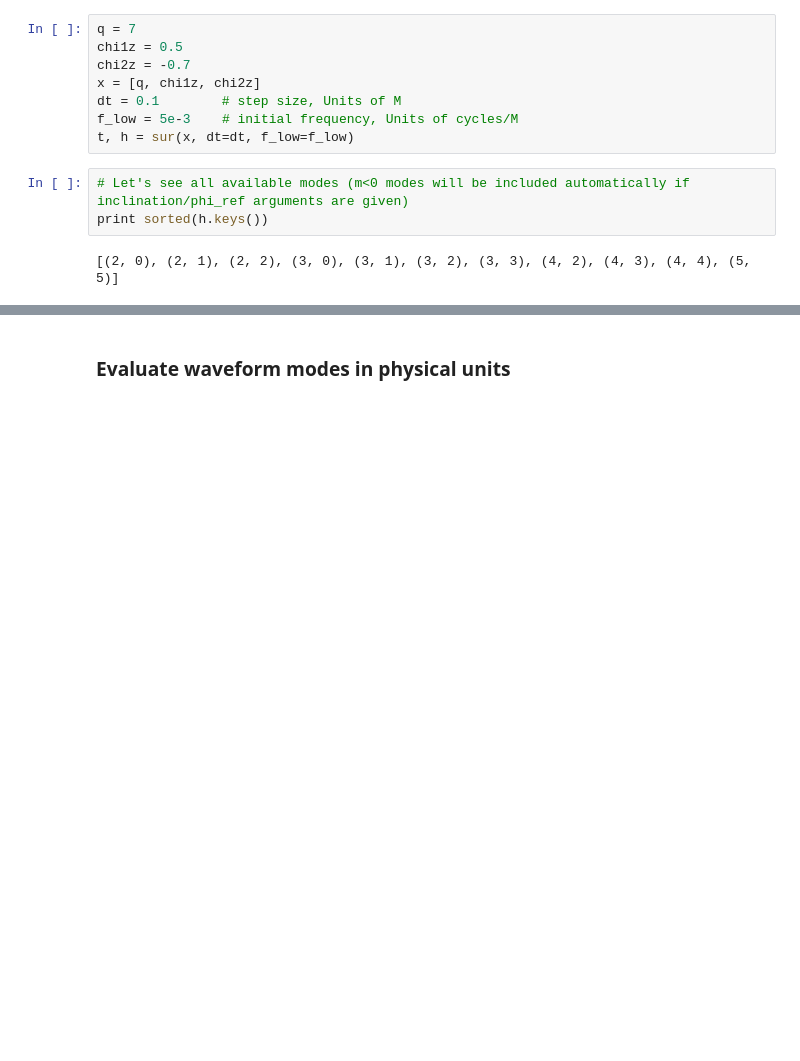
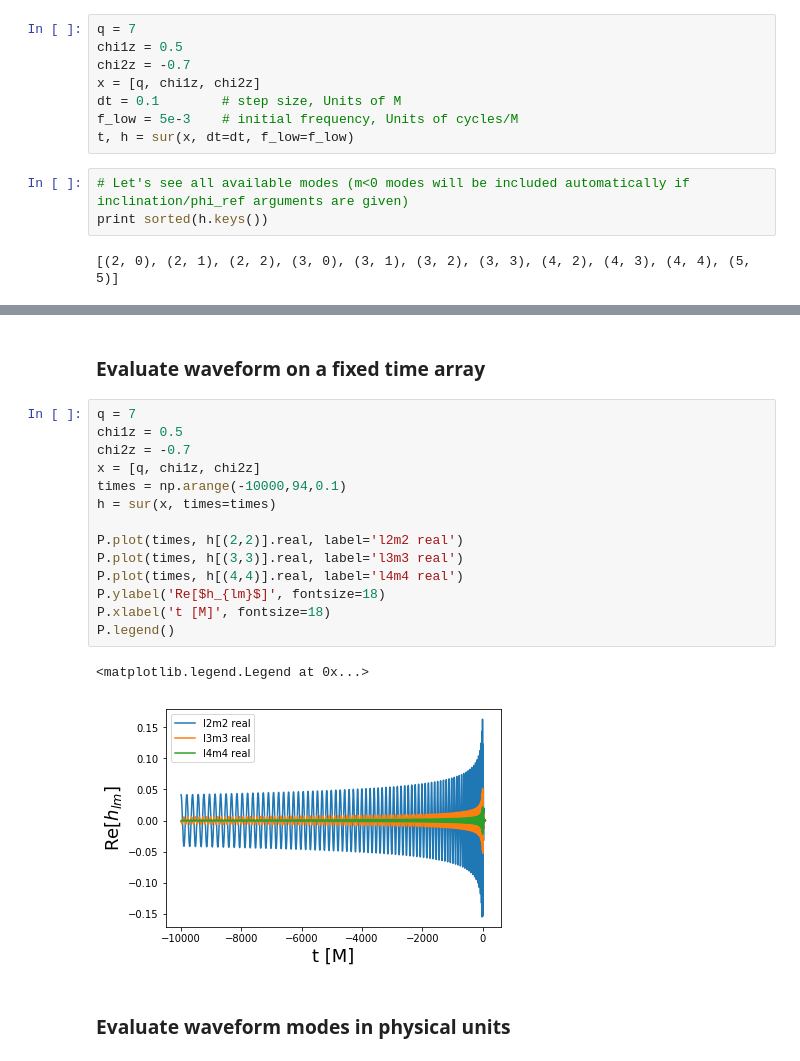
Before and after one commit to sxs-collaboration/gwsurrogate, a Jupyter notebook: developer_notebooks/website/NRHybSur3dq8.ipynb, the cells around one changed output, grey strips where cells are left out. Cells and saved outputs as stored; diff of their text form; blank space fills up the shorter version.

```diff
--- a/developer_notebooks/website/NRHybSur3dq8.ipynb
+++ b/developer_notebooks/website/NRHybSur3dq8.ipynb
@@ -79,3 +78,22 @@ P.legend()
+# %% [markdown]
+### Evaluate waveform on a fixed time array
+# %%
+q = 7
+chi1z = 0.5
+chi2z = -0.7
+x = [q, chi1z, chi2z]
+times = np.arange(-10000,94,0.1)
+h = sur(x, times=times)
+
+P.plot(times, h[(2,2)].real, label='l2m2 real')
+P.plot(times, h[(3,3)].real, label='l3m3 real')
+P.plot(times, h[(4,4)].real, label='l4m4 real')
+P.ylabel('Re[$h_{lm}$]', fontsize=18)
+P.xlabel('t [M]', fontsize=18)
+P.legend()
+# %% [output]
+<matplotlib.legend.Legend at 0x...>
+[figure, added]
 # %% [markdown]
 ### Evaluate waveform modes in physical units
 # %%
```
Also changed, not shown: parts of 8 cells of this notebook.
